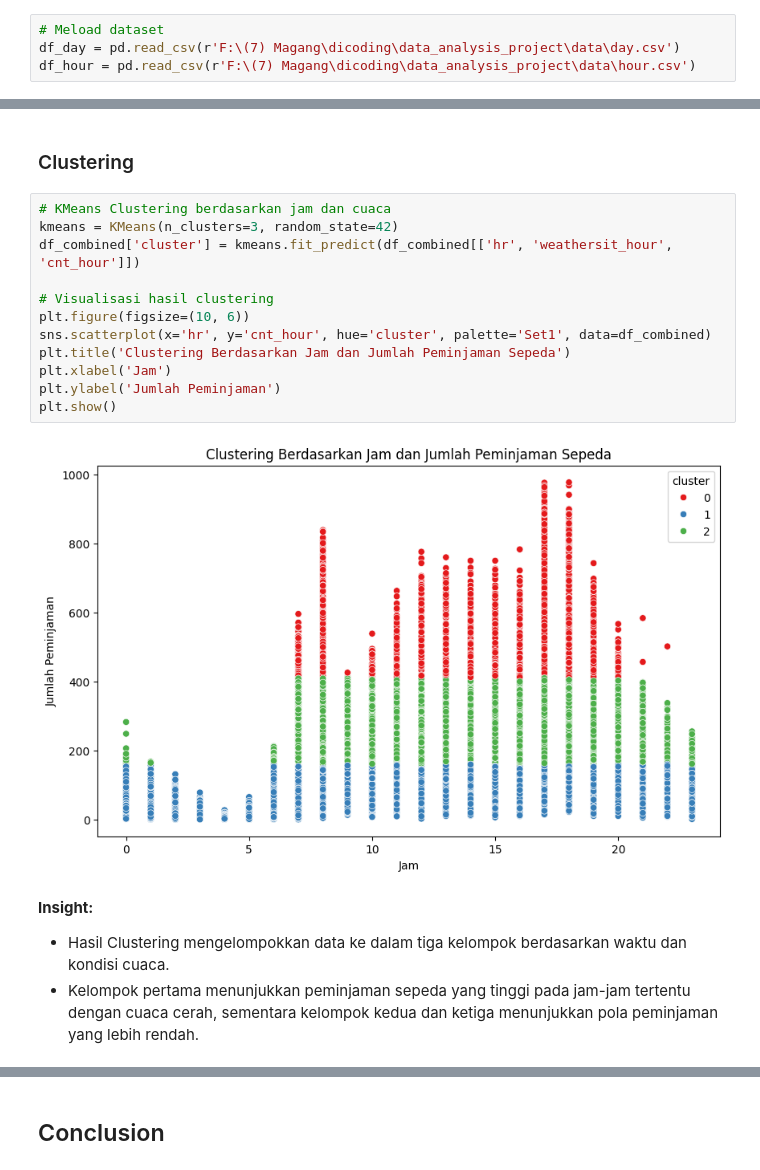
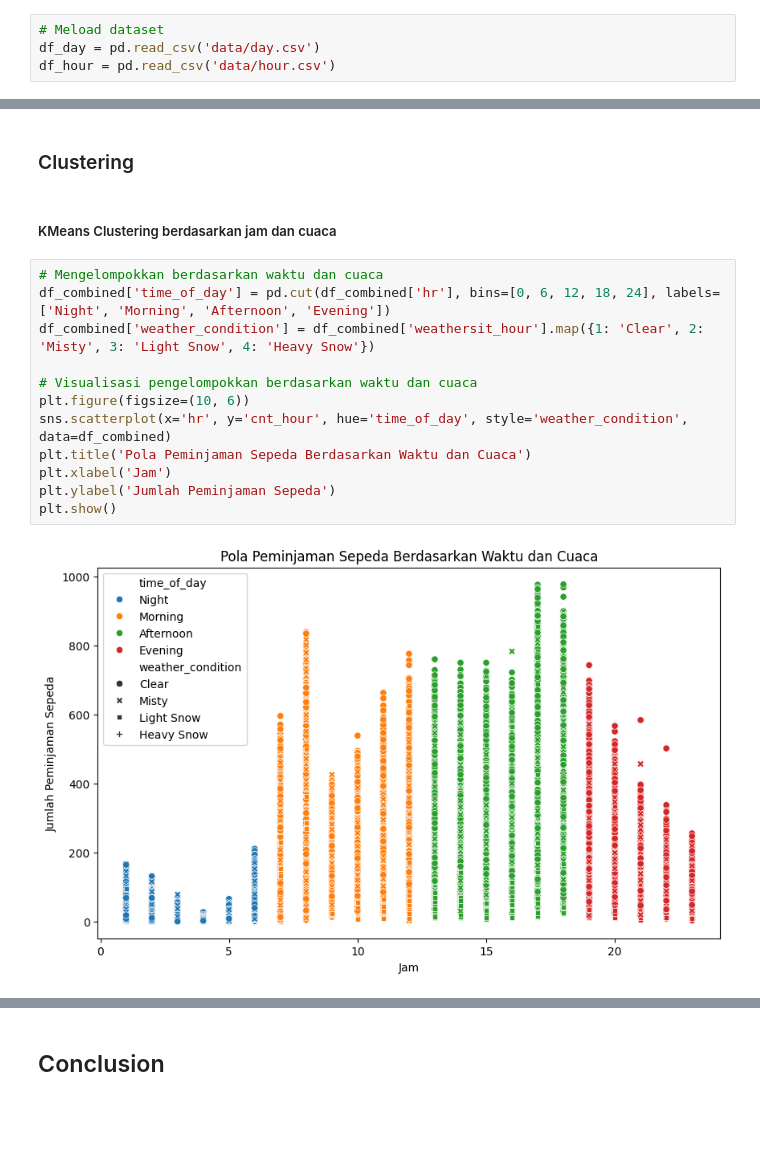
Before and after one commit to sparkk5/analysis_bike_sharing_dataset, a Jupyter notebook: Proyek_Analisis_Data.ipynb, the cells around one changed output, grey strips where cells are left out. Saved outputs shown, nothing was run; the diff lists cells and outputs as text; blank space fills up the shorter version.

```diff
--- a/Proyek_Analisis_Data.ipynb
+++ b/Proyek_Analisis_Data.ipynb
@@ -27,5 +27,5 @@ from sklearn.cluster import KMeans
 ### Gathering Data
 # %%
 # Meload dataset
-df_day = pd.read_csv(r'F:\(7) Magang\dicoding\data_analysis_project\data\day.csv')
-df_hour = pd.read_csv(r'F:\(7) Magang\dicoding\data_analysis_project\data\hour.csv')
+df_day = pd.read_csv('data/day.csv')
+df_hour = pd.read_csv('data/hour.csv')
@@ -301,20 +355,18 @@ plt.show()
 # %% [markdown]
 ### Clustering
+# %% [markdown]
+##### KMeans Clustering berdasarkan jam dan cuaca
 # %%
-# KMeans Clustering berdasarkan jam dan cuaca
-kmeans = KMeans(n_clusters=3, random_state=42)
-df_combined['cluster'] = kmeans.fit_predict(df_combined[['hr', 'weathersit_hour', 'cnt_hour']])
+# Mengelompokkan berdasarkan waktu dan cuaca
+df_combined['time_of_day'] = pd.cut(df_combined['hr'], bins=[0, 6, 12, 18, 24], labels=['Night', 'Morning', 'Afternoon', 'Evening'])
+df_combined['weather_condition'] = df_combined['weathersit_hour'].map({1: 'Clear', 2: 'Misty', 3: 'Light Snow', 4: 'Heavy Snow'})
 
-# Visualisasi hasil clustering
+# Visualisasi pengelompokkan berdasarkan waktu dan cuaca
 plt.figure(figsize=(10, 6))
-sns.scatterplot(x='hr', y='cnt_hour', hue='cluster', palette='Set1', data=df_combined)
-plt.title('Clustering Berdasarkan Jam dan Jumlah Peminjaman Sepeda')
+sns.scatterplot(x='hr', y='cnt_hour', hue='time_of_day', style='weather_condition', data=df_combined)
+plt.title('Pola Peminjaman Sepeda Berdasarkan Waktu dan Cuaca')
 plt.xlabel('Jam')
-plt.ylabel('Jumlah Peminjaman')
+plt.ylabel('Jumlah Peminjaman Sepeda')
 plt.show()
 # %% [output]
-[figure, old version]
+[figure, new version]
-# %% [markdown]
-**Insight:**
-- Hasil Clustering mengelompokkan data ke dalam tiga kelompok berdasarkan waktu dan kondisi cuaca.
-- Kelompok pertama menunjukkan peminjaman sepeda yang tinggi pada jam-jam tertentu dengan cuaca cerah, sementara kelompok kedua dan ketiga menunjukkan pola peminjaman yang lebih rendah.
```
Also changed, not shown: parts of 32 cells of this notebook, 1 other file.
